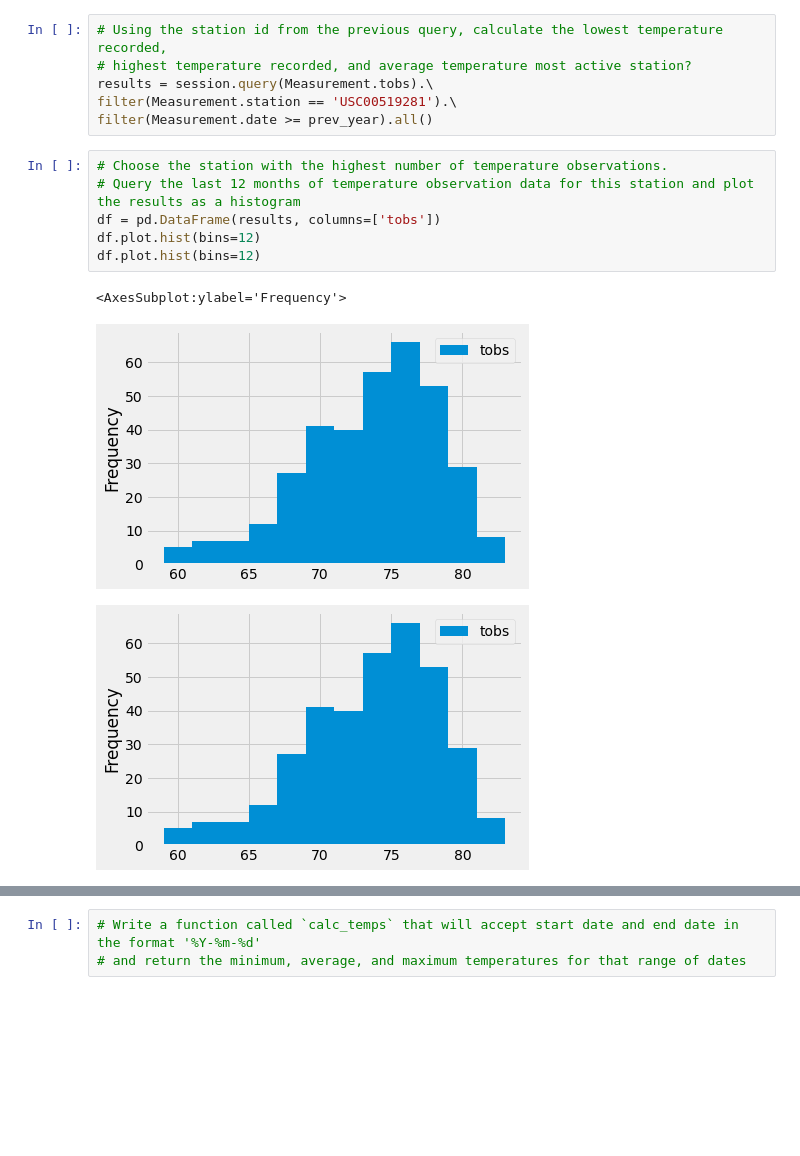
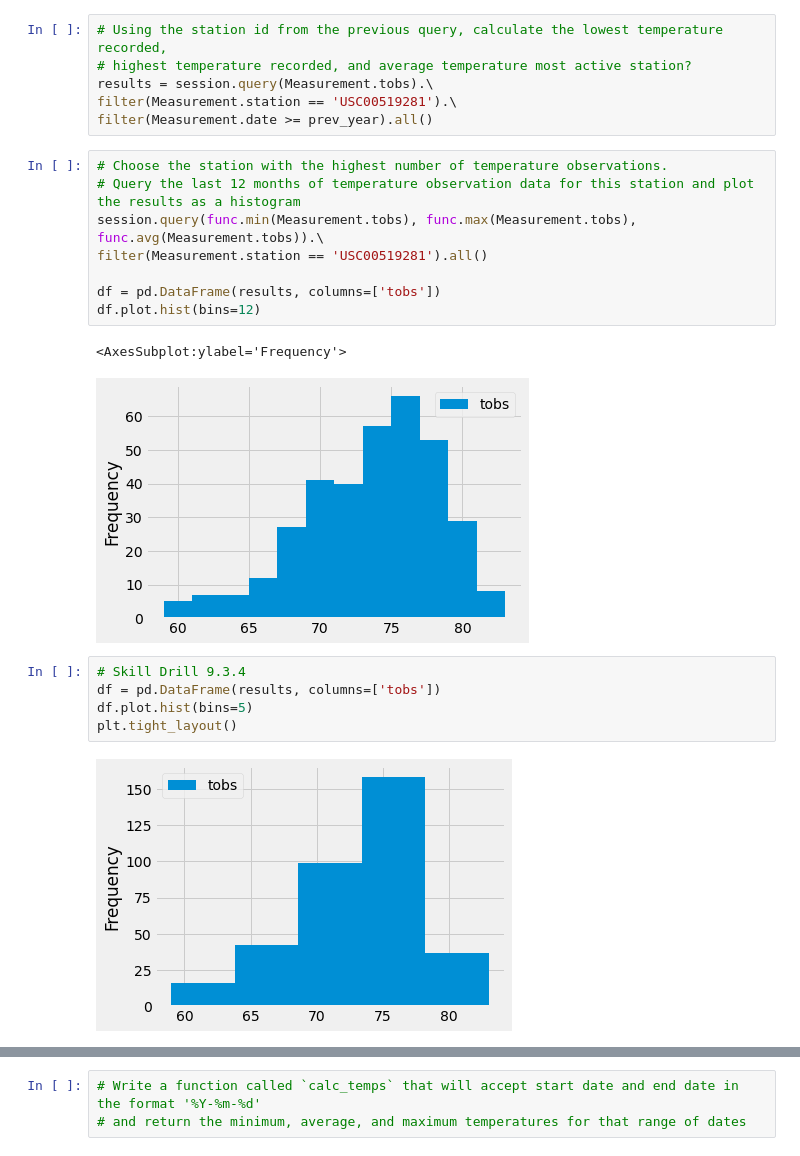
Before and after one commit to orvino/surfs_up, a Jupyter notebook: climate_analysis.ipynb, the cells around one changed output, grey strips where cells are left out. Saved outputs shown, nothing was run; the diff lists cells and outputs as text; blank space fills up the shorter version.

```diff
--- a/climate_analysis.ipynb
+++ b/climate_analysis.ipynb
@@ -115,10 +107,18 @@ filter(Measurement.date >= prev_year).all()
 # %%
 # Choose the station with the highest number of temperature observations.
 # Query the last 12 months of temperature observation data for this station and plot the results as a histogram
+session.query(func.min(Measurement.tobs), func.max(Measurement.tobs), func.avg(Measurement.tobs)).\
+filter(Measurement.station == 'USC00519281').all()
+
 df = pd.DataFrame(results, columns=['tobs'])
 df.plot.hist(bins=12)
-df.plot.hist(bins=12)
 # %% [output]
 <AxesSubplot:ylabel='Frequency'>
 [figure]
-[figure, removed]
+# %%
+# Skill Drill 9.3.4
+df = pd.DataFrame(results, columns=['tobs'])
+df.plot.hist(bins=5)
+plt.tight_layout()
+# %% [output]
+[figure, added]
```
Also changed, not shown: parts of 3 cells of this notebook, 1 other file.
